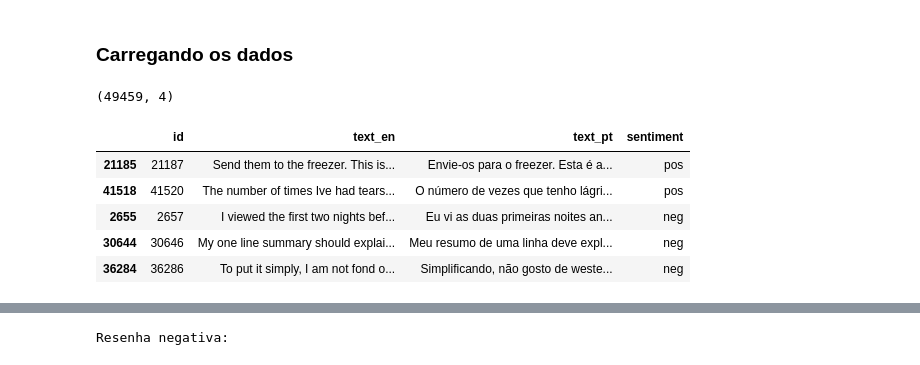
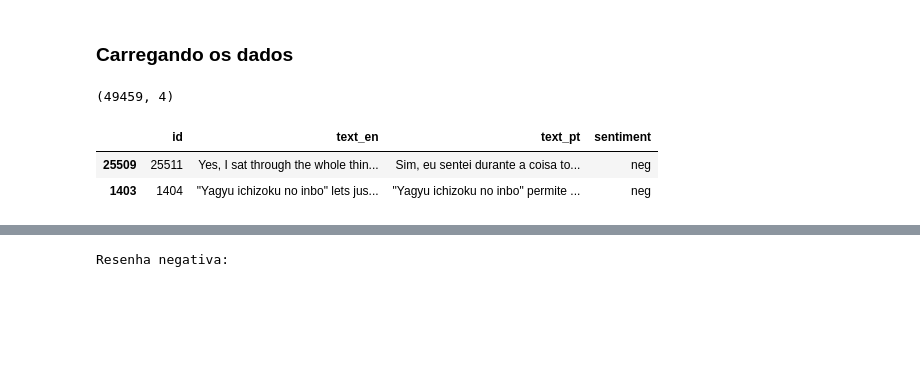
Before and after one commit to LilianeAquino/notebooks_cursos_alura, a Jupyter notebook: NLP/Parte 1/nlp_alura.ipynb, the cells around one changed output, grey strips where cells are left out. Drawn from its saved outputs; the diff is of its cells as text; code cells hidden in the pictures; blank space fills up the shorter version.

```diff
--- a/NLP/Parte 1/nlp_alura.ipynb
+++ b/NLP/Parte 1/nlp_alura.ipynb
@@ -23,12 +42,9 @@ mpl.rcParams['font.size'] = 18
 # %%
 resenha = pd.read_csv('/content/drive/MyDrive/Colab Notebooks/Alura/imdb-reviews-pt-br.csv')
 print(resenha.shape)
-resenha.sample(5)
+resenha.sample(2)
 # %% [output]
 (49459, 4)
 |  | id | text_en | text_pt | sentiment |
-| 21185 | 21187 | Send them to the freezer. This is... | Envie-os para o freezer. Esta é a... | pos |
-| 41518 | 41520 | The number of times Ive had tears... | O número de vezes que tenho lágri... | pos |
-| 2655 | 2657 | I viewed the first two nights bef... | Eu vi as duas primeiras noites an... | neg |
-| 30644 | 30646 | My one line summary should explai... | Meu resumo de uma linha deve expl... | neg |
-| 36284 | 36286 | To put it simply, I am not fond o... | Simplificando, não gosto de weste... | neg |
+| 25509 | 25511 | Yes, I sat through the whole thin... | Sim, eu sentei durante a coisa to... | neg |
+| 1403 | 1404 | "Yagyu ichizoku no inbo" lets jus... | "Yagyu ichizoku no inbo" permite ... | neg |
```
Also changed, not shown: parts of 18 cells of this notebook.
